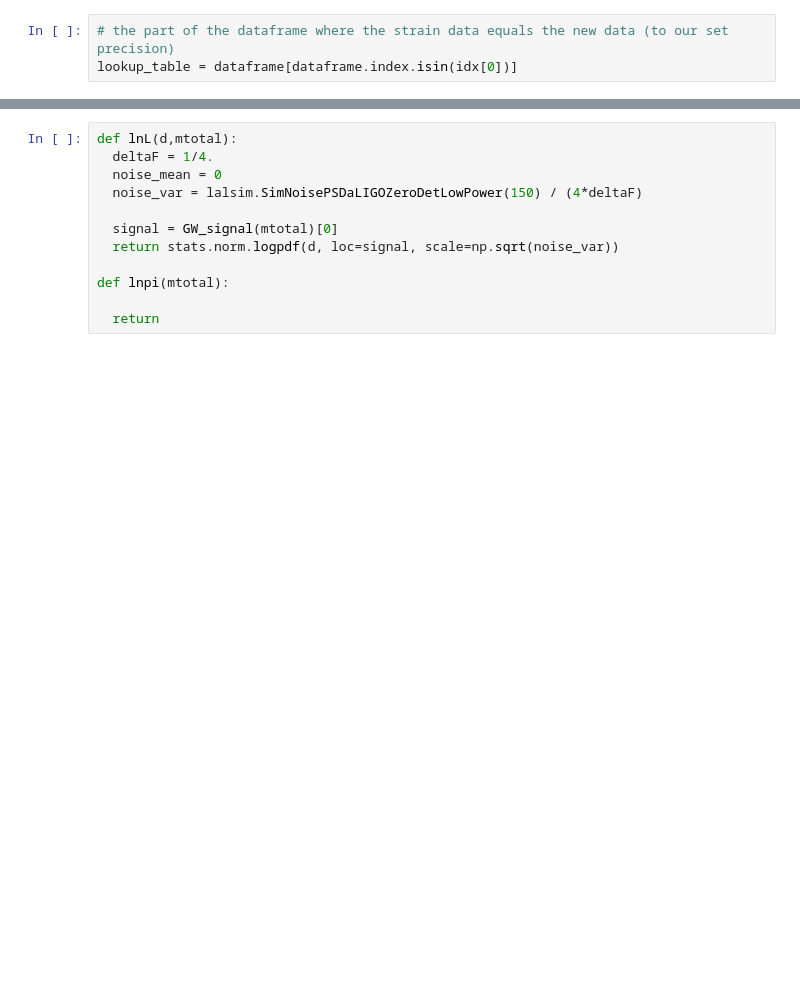
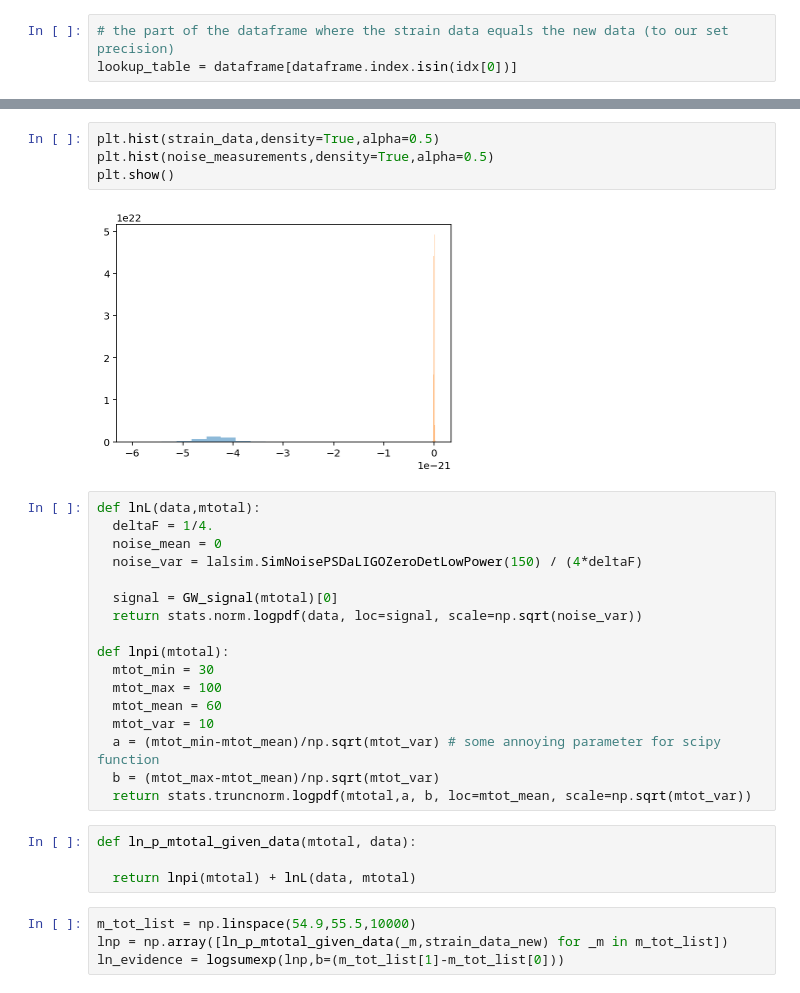
Before and after one commit to rory-smith/Lectures-on-inference-in-GW-astronomy, a Jupyter notebook: GW_data_in_a_toy_universe.ipynb, the cells around one changed output, grey strips where cells are left out. Drawn from its saved outputs; the diff is of its cells as text; blank space fills up the shorter version.

```diff
--- a/GW_data_in_a_toy_universe.ipynb
+++ b/GW_data_in_a_toy_universe.ipynb
@@ -171,12 +168,31 @@ plt.show()
+# %%
+plt.hist(strain_data,density=True,alpha=0.5)
+plt.hist(noise_measurements,density=True,alpha=0.5)
+plt.show()
+# %% [output]
+[figure, added]
 # %%
-def lnL(d,mtotal):
+def lnL(data,mtotal):
   deltaF = 1/4.
   noise_mean = 0
   noise_var = lalsim.SimNoisePSDaLIGOZeroDetLowPower(150) / (4*deltaF)
 
   signal = GW_signal(mtotal)[0]
-  return stats.norm.logpdf(d, loc=signal, scale=np.sqrt(noise_var))
+  return stats.norm.logpdf(data, loc=signal, scale=np.sqrt(noise_var))
 
 def lnpi(mtotal):
-
-  return
+  mtot_min = 30
+  mtot_max = 100
+  mtot_mean = 60
+  mtot_var = 10
+  a = (mtot_min-mtot_mean)/np.sqrt(mtot_var) # some annoying parameter for scipy function
+  b = (mtot_max-mtot_mean)/np.sqrt(mtot_var)
+  return stats.truncnorm.logpdf(mtotal,a, b, loc=mtot_mean, scale=np.sqrt(mtot_var))
+# %%
+def ln_p_mtotal_given_data(mtotal, data):
+
+  return lnpi(mtotal) + lnL(data, mtotal)
+# %%
+m_tot_list = np.linspace(54.9,55.5,10000)
+lnp = np.array([ln_p_mtotal_given_data(_m,strain_data_new) for _m in m_tot_list])
+ln_evidence = logsumexp(lnp,b=(m_tot_list[1]-m_tot_list[0]))
```
Also changed, not shown: parts of 11 cells of this notebook.
